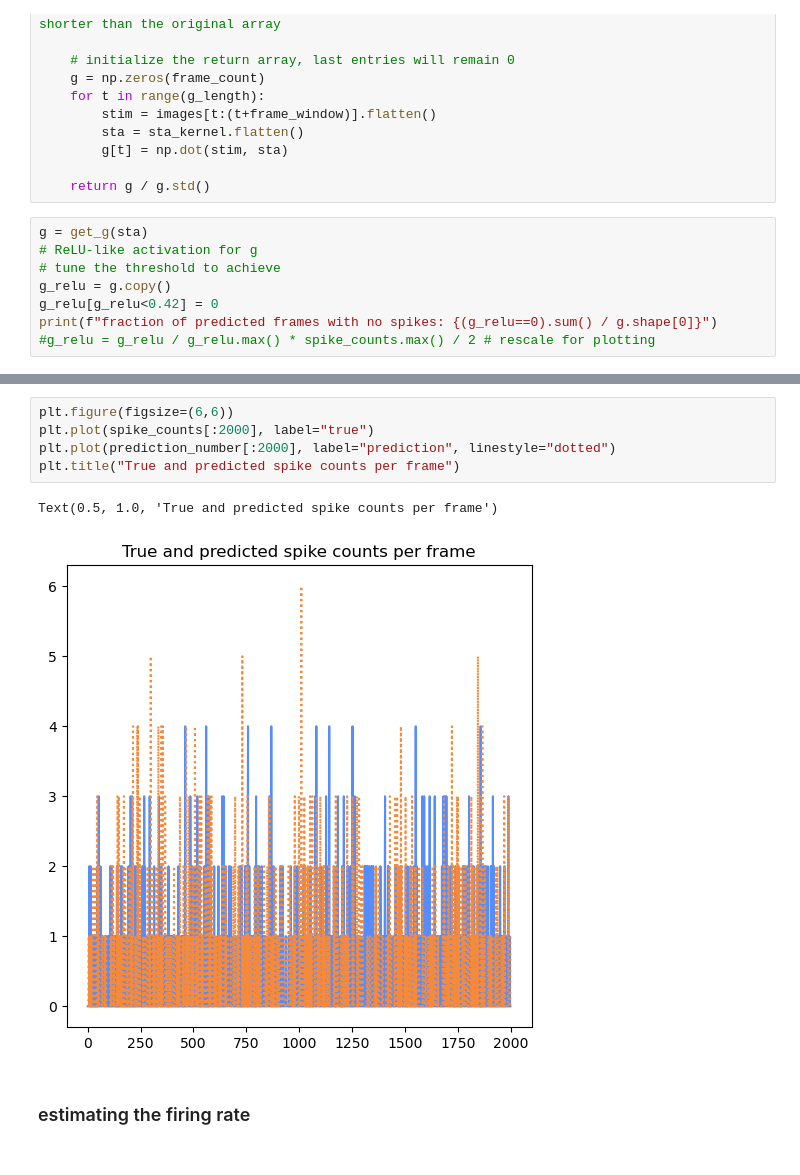
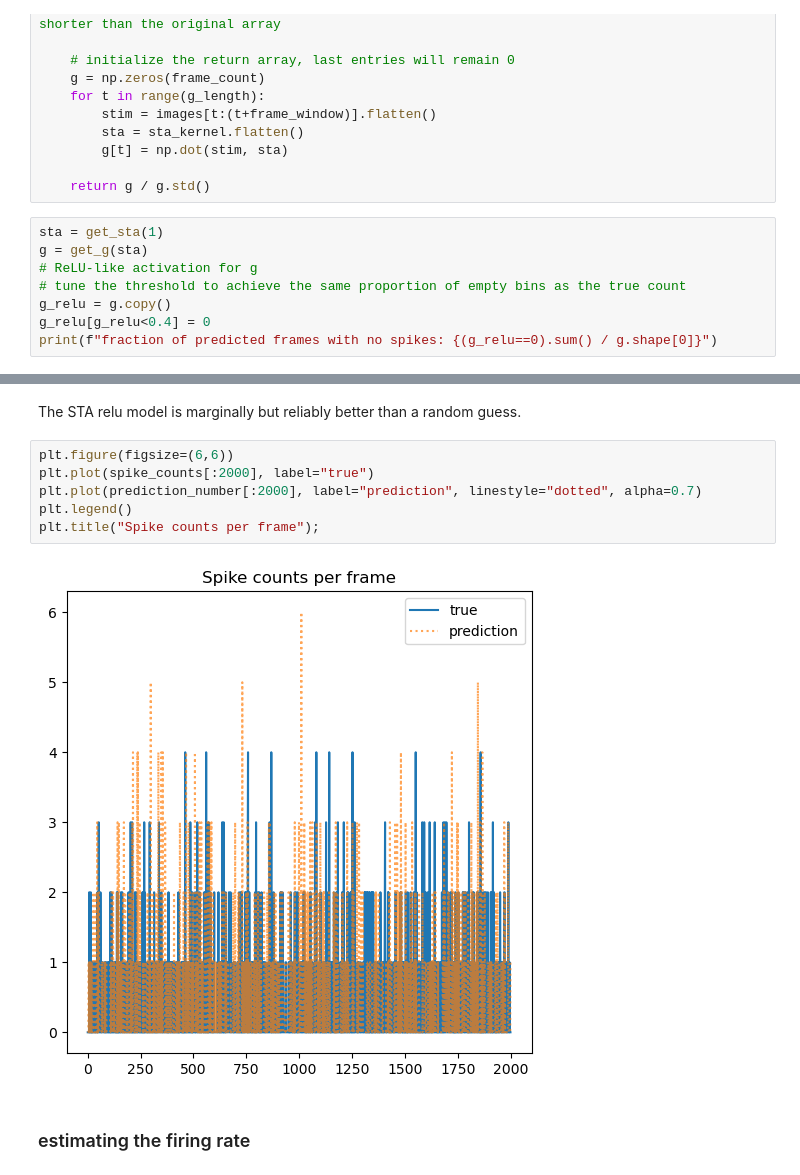
Before and after one commit to alessandrodipiano/neural_encoding, a Jupyter notebook: 2d_clean.ipynb, the cells around one changed output, grey strips where cells are left out. Saved outputs shown, nothing was run; the diff lists cells and outputs as text.

```diff
--- a/2d_clean.ipynb
+++ b/2d_clean.ipynb
@@ -314,11 +328,11 @@ def get_g(sta_kernel):
 
     return g / g.std()
 # %%
+sta = get_sta(1)
 g = get_g(sta)
 # ReLU-like activation for g
-# tune the threshold to achieve
+# tune the threshold to achieve the same proportion of empty bins as the true count
 g_relu = g.copy()
-g_relu[g_relu<0.42] = 0
+g_relu[g_relu<0.4] = 0
 print(f"fraction of predicted frames with no spikes: {(g_relu==0).sum() / g.shape[0]}")
-#g_relu = g_relu / g_relu.max() * spike_counts.max() / 2 # rescale for plotting
 # %% [output]
@@ -366,10 +403,12 @@ MSE if the prediction was random
+# %% [markdown]
+The STA relu model is marginally but reliably better than a random guess.
 # %%
 plt.figure(figsize=(6,6))
 plt.plot(spike_counts[:2000], label="true")
-plt.plot(prediction_number[:2000], label="prediction", linestyle="dotted")
-plt.title("True and predicted spike counts per frame")
+plt.plot(prediction_number[:2000], label="prediction", linestyle="dotted", alpha=0.7)
+plt.legend()
+plt.title("Spike counts per frame");
 # %% [output]
-Text(0.5, 1.0, 'True and predicted spike counts per frame')
-[figure, old version]
+[figure, new version]
 # %% [markdown]
 ### estimating the firing rate
```
Also changed, not shown: parts of 25 cells of this notebook.
